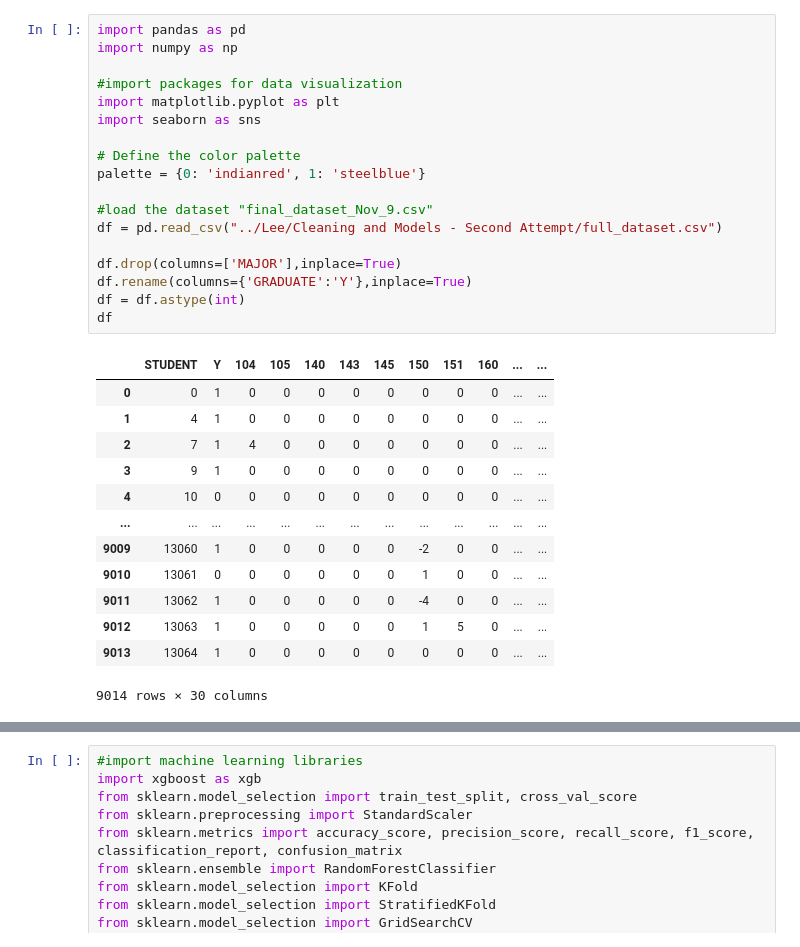
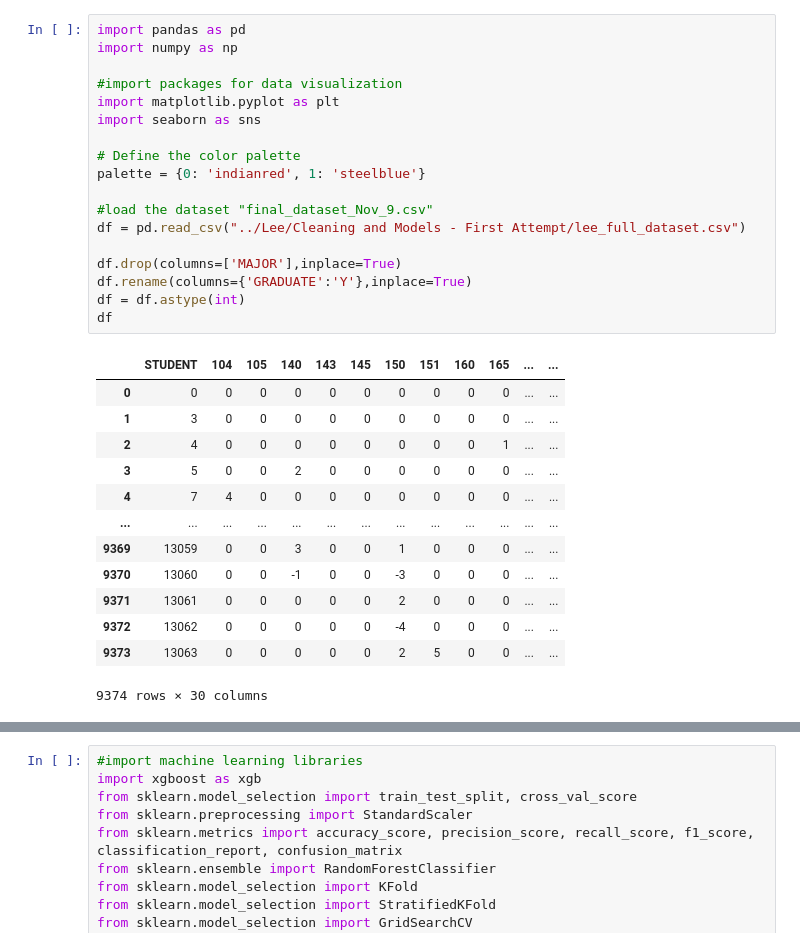
Before and after one commit to BishopsLemma/Fall-2024-Student-Success-Prediction, a Jupyter notebook: Cleaning and Background Info/arvind-bayes-error.ipynb, the cells around one changed output, grey strips where cells are left out. Drawn from its saved outputs; the diff is of its cells as text.

```diff
--- a/Cleaning and Background Info/arvind-bayes-error.ipynb
+++ b/Cleaning and Background Info/arvind-bayes-error.ipynb
@@ -1,35 +1,35 @@
 # %%
 import pandas as pd
 import numpy as np
 
 #import packages for data visualization
 import matplotlib.pyplot as plt
 import seaborn as sns
 
 # Define the color palette
 palette = {0: 'indianred', 1: 'steelblue'}
 
 #load the dataset "final_dataset_Nov_9.csv"
-df = pd.read_csv("../Lee/Cleaning and Models - Second Attempt/full_dataset.csv")
+df = pd.read_csv("../Lee/Cleaning and Models - First Attempt/lee_full_dataset.csv")
 
 df.drop(columns=['MAJOR'],inplace=True)
 df.rename(columns={'GRADUATE':'Y'},inplace=True)
 df = df.astype(int)
 df
 # %% [output]
-|  | STUDENT | Y | 104 | 105 | 140 | 143 | 145 | 150 | 151 | 160 | ... | ... |
-| 0 | 0 | 1 | 0 | 0 | 0 | 0 | 0 | 0 | 0 | 0 | ... | ... |
-| 1 | 4 | 1 | 0 | 0 | 0 | 0 | 0 | 0 | 0 | 0 | ... | ... |
-| 2 | 7 | 1 | 4 | 0 | 0 | 0 | 0 | 0 | 0 | 0 | ... | ... |
-| 3 | 9 | 1 | 0 | 0 | 0 | 0 | 0 | 0 | 0 | 0 | ... | ... |
-| 4 | 10 | 0 | 0 | 0 | 0 | 0 | 0 | 0 | 0 | 0 | ... | ... |
+|  | STUDENT | 104 | 105 | 140 | 143 | 145 | 150 | 151 | 160 | 165 | ... | ... |
+| 0 | 0 | 0 | 0 | 0 | 0 | 0 | 0 | 0 | 0 | 0 | ... | ... |
+| 1 | 3 | 0 | 0 | 0 | 0 | 0 | 0 | 0 | 0 | 0 | ... | ... |
+| 2 | 4 | 0 | 0 | 0 | 0 | 0 | 0 | 0 | 0 | 1 | ... | ... |
+| 3 | 5 | 0 | 0 | 2 | 0 | 0 | 0 | 0 | 0 | 0 | ... | ... |
+| 4 | 7 | 4 | 0 | 0 | 0 | 0 | 0 | 0 | 0 | 0 | ... | ... |
 | ... | ... | ... | ... | ... | ... | ... | ... | ... | ... | ... | ... | ... |
-| 9009 | 13060 | 1 | 0 | 0 | 0 | 0 | 0 | -2 | 0 | 0 | ... | ... |
-| 9010 | 13061 | 0 | 0 | 0 | 0 | 0 | 0 | 1 | 0 | 0 | ... | ... |
-| 9011 | 13062 | 1 | 0 | 0 | 0 | 0 | 0 | -4 | 0 | 0 | ... | ... |
-| 9012 | 13063 | 1 | 0 | 0 | 0 | 0 | 0 | 1 | 5 | 0 | ... | ... |
-| 9013 | 13064 | 1 | 0 | 0 | 0 | 0 | 0 | 0 | 0 | 0 | ... | ... |
+| 9369 | 13059 | 0 | 0 | 3 | 0 | 0 | 1 | 0 | 0 | 0 | ... | ... |
+| 9370 | 13060 | 0 | 0 | -1 | 0 | 0 | -3 | 0 | 0 | 0 | ... | ... |
+| 9371 | 13061 | 0 | 0 | 0 | 0 | 0 | 2 | 0 | 0 | 0 | ... | ... |
+| 9372 | 13062 | 0 | 0 | 0 | 0 | 0 | -4 | 0 | 0 | 0 | ... | ... |
+| 9373 | 13063 | 0 | 0 | 0 | 0 | 0 | 2 | 5 | 0 | 0 | ... | ... |
-9014 rows × 30 columns
+9374 rows × 30 columns
 # %%
 courses = df.columns.to_list()[1:-1]
 print(len(courses))
```
Also changed, not shown: parts of 13 cells of this notebook, 7 other files.
